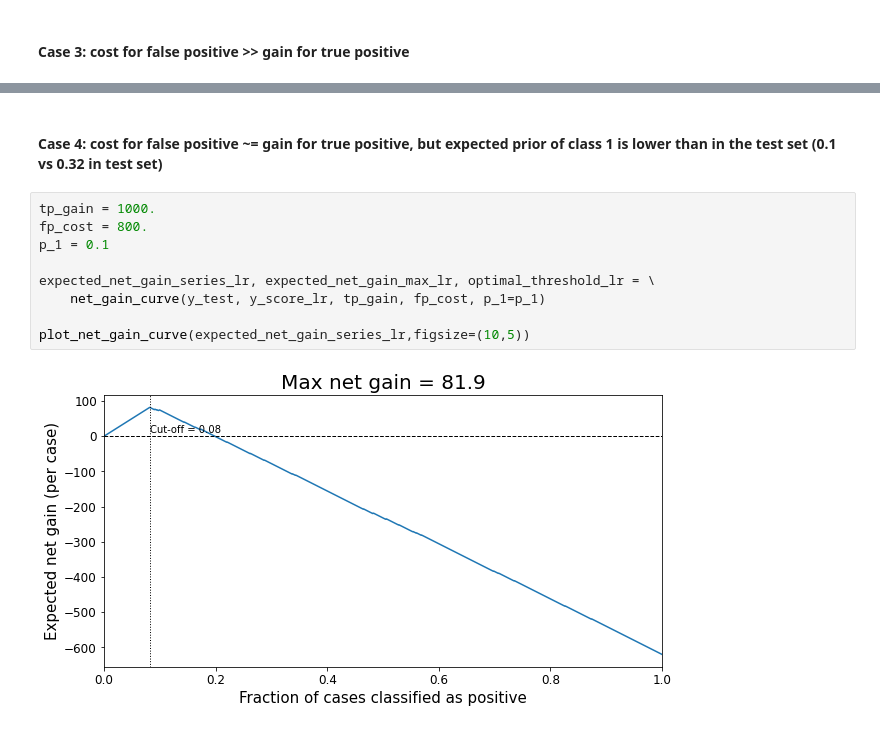
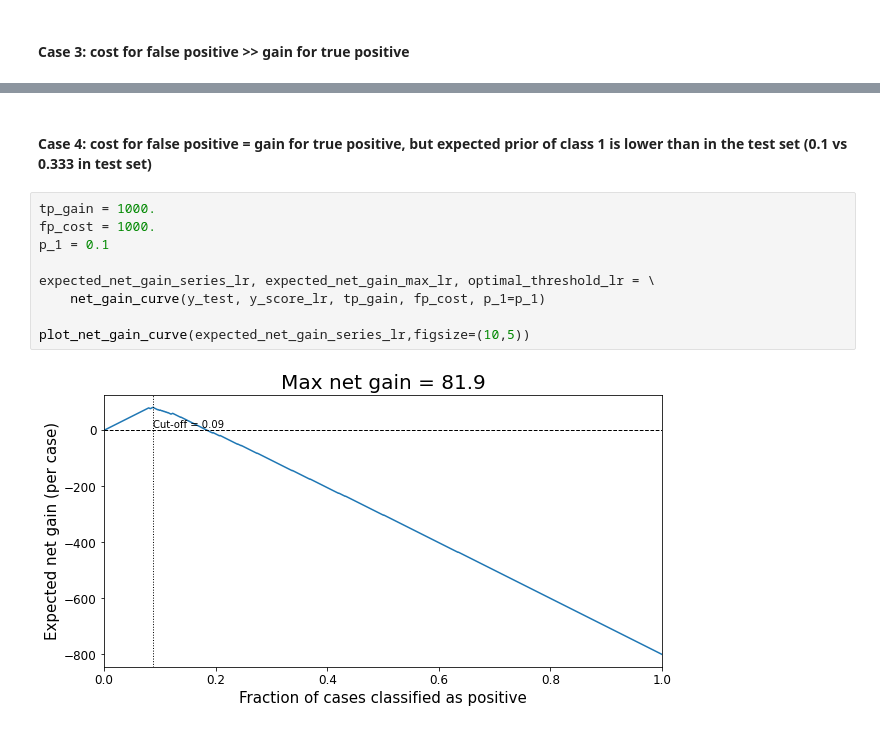
Before and after one commit to nmusmeci/classifier-cutoff-calculator, a Jupyter notebook: notebooks/Tutorial.ipynb, the cells around one changed output, grey strips where cells are left out. Saved outputs shown, nothing was run; the diff lists cells and outputs as text.

```diff
--- a/notebooks/Tutorial.ipynb
+++ b/notebooks/Tutorial.ipynb
@@ -142,13 +155,13 @@ Text(0.2711270491803279, 2.6844262295081966, 'Cut-off = 0.3')
 # %% [markdown]
-#### Case 4: cost for false positive ~= gain for true positive, but expected prior of class 1 is lower than in the test set (0.1 vs 0.32 in test set)
+#### Case 4: cost for false positive = gain for true positive, but expected prior of class 1 is lower than in the test set (0.1 vs 0.333 in test set)
 # %%
 tp_gain = 1000.
-fp_cost = 800.
+fp_cost = 1000.
 p_1 = 0.1
 
 expected_net_gain_series_lr, expected_net_gain_max_lr, optimal_threshold_lr = \
     net_gain_curve(y_test, y_score_lr, tp_gain, fp_cost, p_1=p_1)
 
 plot_net_gain_curve(expected_net_gain_series_lr,figsize=(10,5))
 # %% [output]
-[figure, old version]
+[figure, new version]
```
Also changed, not shown: parts of 27 cells of this notebook.
